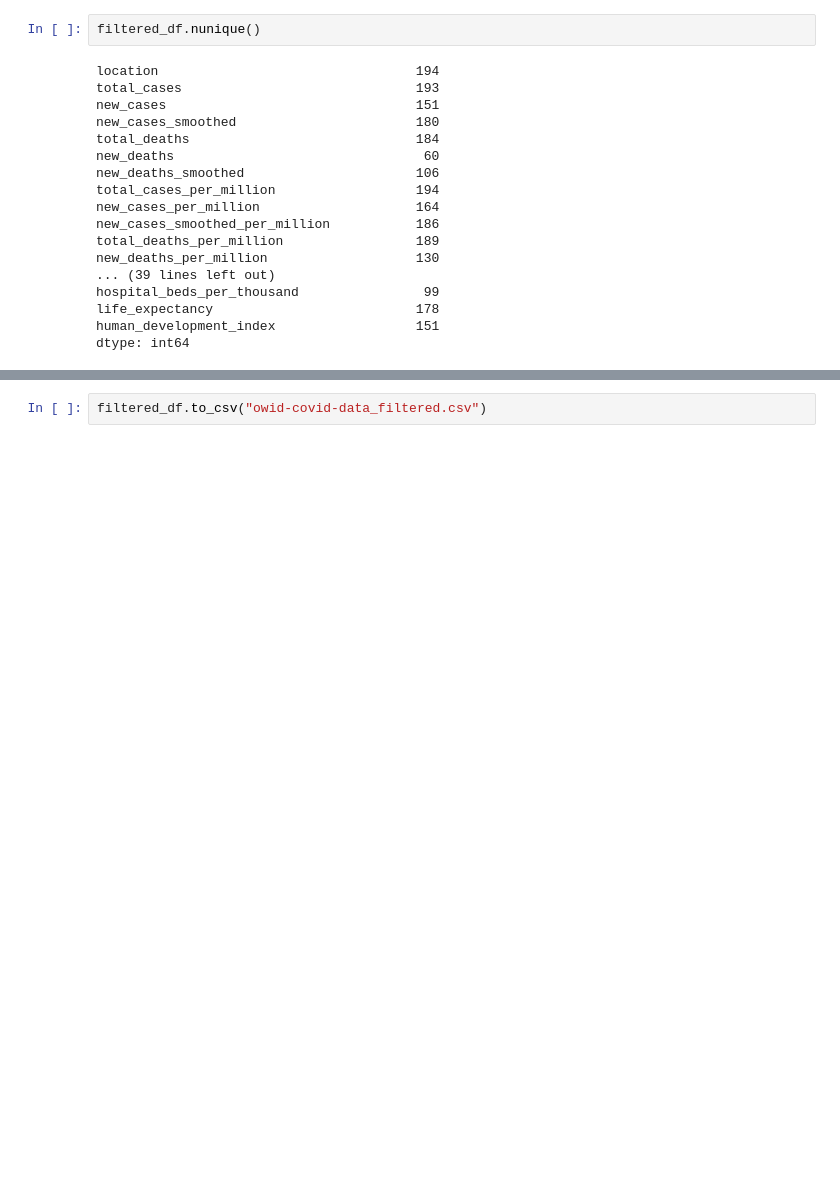
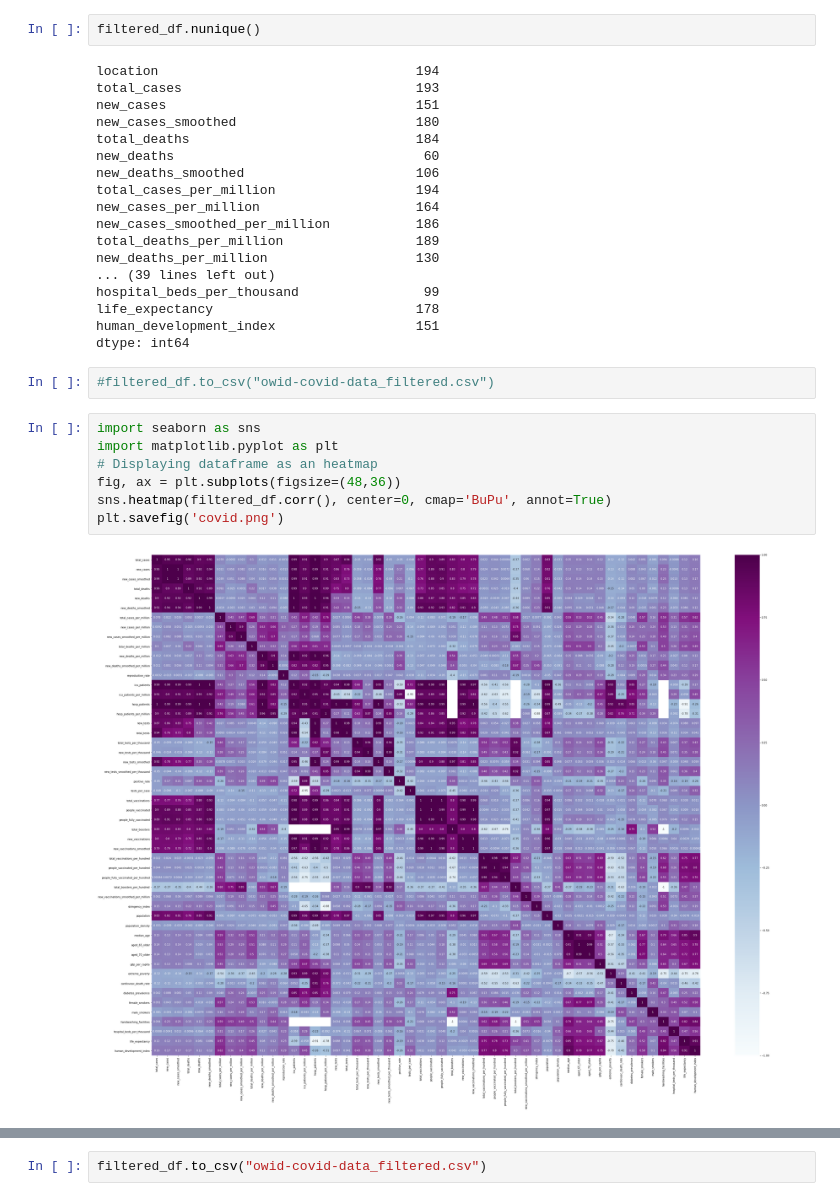
Before and after one commit to bazibuhejm/covid-19_data-set-Group-IV, a Jupyter notebook: owid_covid_data_clean.ipynb, the cells around one changed output, grey strips where cells are left out. Cells and saved outputs as stored; diff of their text form; blank space fills up the shorter version.

```diff
--- a/owid_covid_data_clean.ipynb
+++ b/owid_covid_data_clean.ipynb
@@ -325,3 +294,14 @@ hospital_beds_per_thousand                99
 life_expectancy                          178
 human_development_index                  151
 dtype: int64
+# %%
+#filtered_df.to_csv("owid-covid-data_filtered.csv")
+# %%
+import seaborn as sns
+import matplotlib.pyplot as plt
+# Displaying dataframe as an heatmap
+fig, ax = plt.subplots(figsize=(48,36))
+sns.heatmap(filtered_df.corr(), center=0, cmap='BuPu', annot=True)
+plt.savefig('covid.png')
+# %% [output]
+[figure, added]
```
Also changed, not shown: parts of 13 cells of this notebook.
